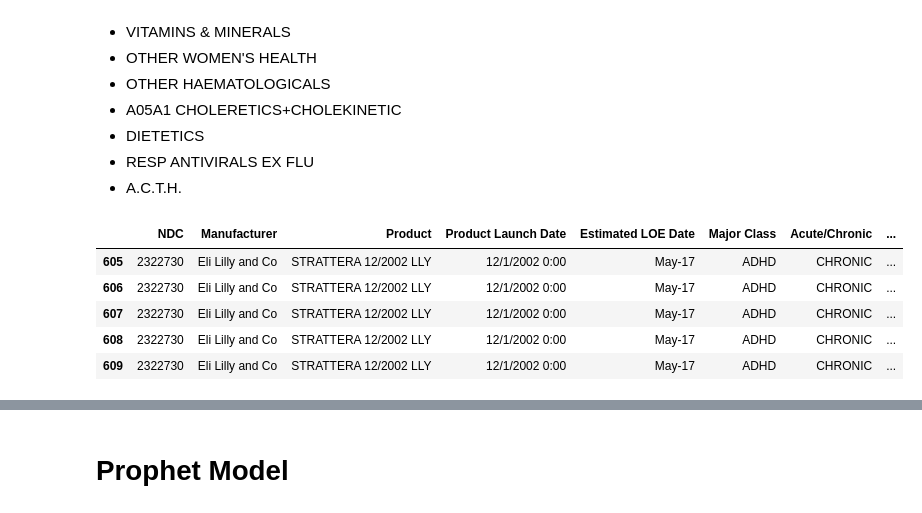
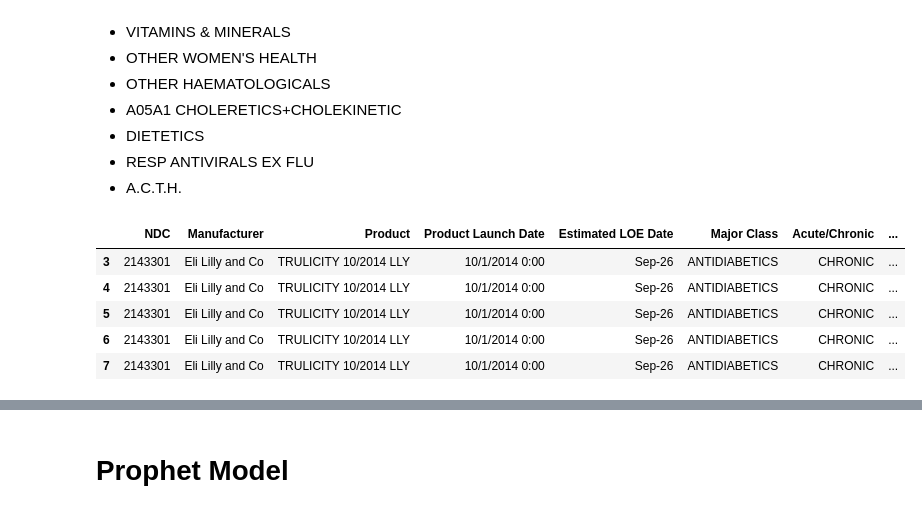
Before and after one commit to pauldoan/CBS_Nephron, a Jupyter notebook: Predictive Models/Prophet2.ipynb, the cells around one changed output, grey strips where cells are left out. Saved outputs shown, nothing was run; the diff lists cells and outputs as text; code cells hidden in the pictures.

```diff
--- a/Predictive Models/Prophet2.ipynb
+++ b/Predictive Models/Prophet2.ipynb
@@ -90,31 +90,31 @@ selected_class = 'VACCINES (PURE, COMB, OTHER)'
 # %%
 # Loading dataset
 dataframe = pd.read_csv('../Processed_Data/drugs_pct_changes_monthly.csv')
 
 # Only NDCs that have full period
 last_period = dataframe[(dataframe.Year == 2020) & (dataframe.Month == 7)].NDC.unique()
 first_period = dataframe[(dataframe.Year == 2014) & (dataframe.Month == 8)].NDC.unique()
 dataframe.Date = pd.to_datetime(dataframe.Date, format='%Y_%m')
 selected_NDC = list(set(last_period).intersection(first_period))
-dataframe = dataframe[dataframe.NDC.isin(selected_NDC)]
+# dataframe = dataframe[dataframe.NDC.isin(selected_NDC)]
 
 # Fill in the pct change NA by 0 (first values)
 dataframe.Pct_change = dataframe.Pct_change.fillna(0)
 
 # Fill in the Previous_TRx NA by latest value (first values)
 dataframe.Previous_TRx = dataframe.Previous_TRx.fillna(method='ffill')
 
 # Dropping before 2015 because 2014 is not good
 dataframe = dataframe[dataframe.Date >= pd.to_datetime('2015-01-01')]
 
 dataframe.head()
 # %% [output]
 |  | NDC | Manufacturer | Product | Product Launch Date | Estimated LOE Date | Major Class | Acute/Chronic | ... |
-| 605 | 2322730 | Eli Lilly and Co | STRATTERA 12/2002 LLY | 12/1/2002 0:00 | May-17 | ADHD | CHRONIC | ... |
-| 606 | 2322730 | Eli Lilly and Co | STRATTERA 12/2002 LLY | 12/1/2002 0:00 | May-17 | ADHD | CHRONIC | ... |
-| 607 | 2322730 | Eli Lilly and Co | STRATTERA 12/2002 LLY | 12/1/2002 0:00 | May-17 | ADHD | CHRONIC | ... |
-| 608 | 2322730 | Eli Lilly and Co | STRATTERA 12/2002 LLY | 12/1/2002 0:00 | May-17 | ADHD | CHRONIC | ... |
-| 609 | 2322730 | Eli Lilly and Co | STRATTERA 12/2002 LLY | 12/1/2002 0:00 | May-17 | ADHD | CHRONIC | ... |
+| 3 | 2143301 | Eli Lilly and Co | TRULICITY 10/2014 LLY | 10/1/2014 0:00 | Sep-26 | ANTIDIABETICS | CHRONIC | ... |
+| 4 | 2143301 | Eli Lilly and Co | TRULICITY 10/2014 LLY | 10/1/2014 0:00 | Sep-26 | ANTIDIABETICS | CHRONIC | ... |
+| 5 | 2143301 | Eli Lilly and Co | TRULICITY 10/2014 LLY | 10/1/2014 0:00 | Sep-26 | ANTIDIABETICS | CHRONIC | ... |
+| 6 | 2143301 | Eli Lilly and Co | TRULICITY 10/2014 LLY | 10/1/2014 0:00 | Sep-26 | ANTIDIABETICS | CHRONIC | ... |
+| 7 | 2143301 | Eli Lilly and Co | TRULICITY 10/2014 LLY | 10/1/2014 0:00 | Sep-26 | ANTIDIABETICS | CHRONIC | ... |
 # %%
 # Getting rid of NDC that do not have LOE date
 # dataframe = dataframe[dataframe['Estimated LOE Date'] != 'Unspecified']
```
Also changed, not shown: parts of 5 cells of this notebook, 3 other files.
